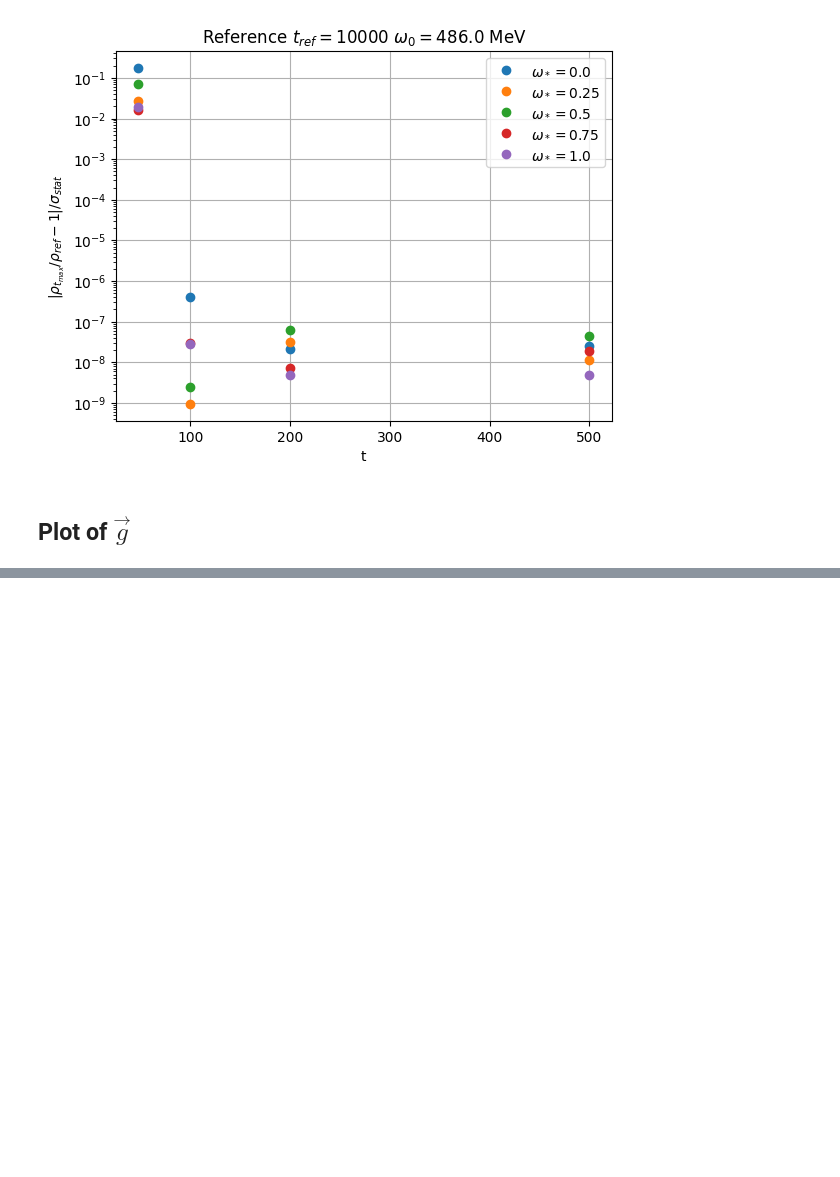
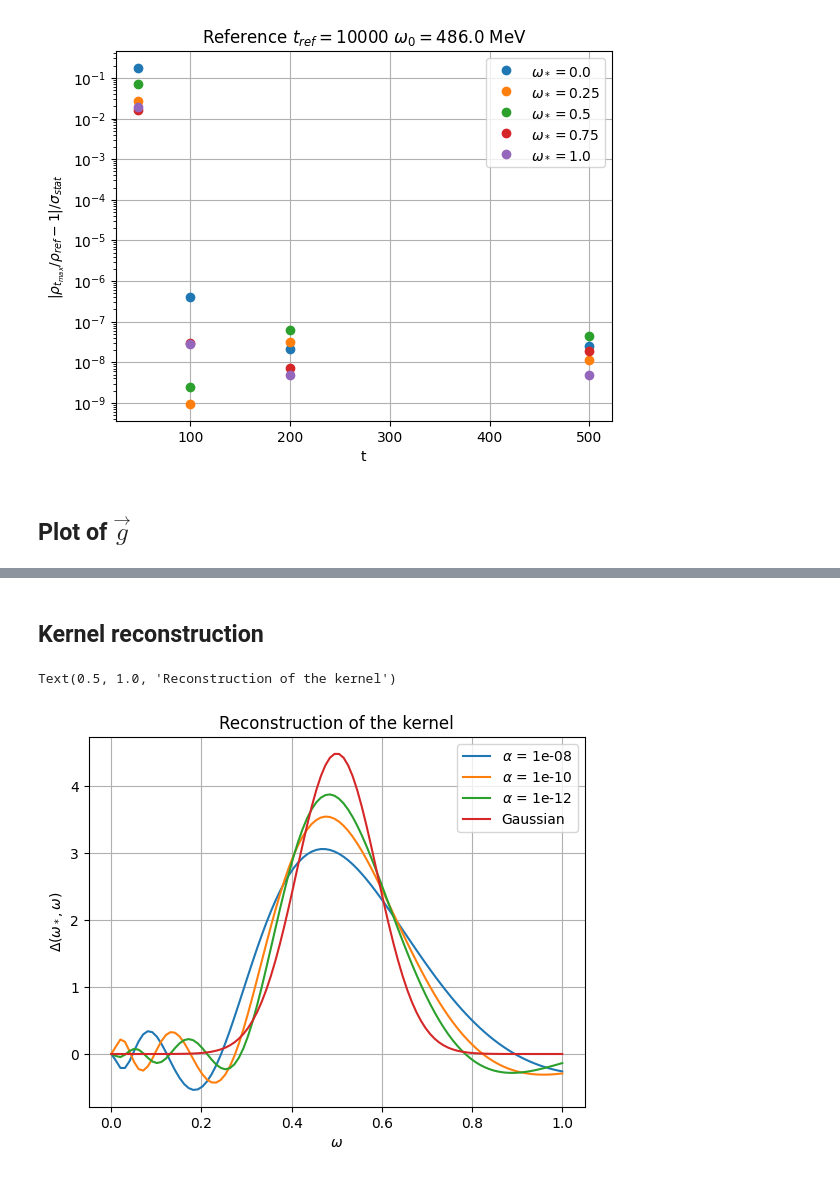
Before and after one commit to DiegoToniolo/Analysis_spectral_densities, a Jupyter notebook: sys_err_t_max.ipynb, the cells around one changed output, grey strips where cells are left out. Cells and saved outputs as stored; diff of their text form; code cells hidden in the pictures; blank space fills up the shorter version.

```diff
--- a/sys_err_t_max.ipynb
+++ b/sys_err_t_max.ipynb
@@ -371,0 +298,39 @@ for w0 in range(len(w0_list)):
+# %% [markdown]
+## Kernel reconstruction
+# %%
+def basis_T(t, T, w):
+    return w ** 2.0 * (np.exp(-t*w) + np.exp(-(T-t)*w))
+
+def BG_kernel(w_star, w, t_max, lenght = 0):
+    #print(t_max)
+    g = r.g(w_star, 270 * 0.065 / 197.3)
+    #print(g)
+    sum = 0.
+    if lenght == 0:
+        l = len(g)
+    else:
+        l = lenght
+
+    for i in range(l):
+        sum += g[i] * basis_T(i+1, 2*t_max, w)
+    return sum
+
+x_grid = np.linspace(0, 1, 100)
+
+t_max = [1.0e-8, 1.0e-10, 1.0e-12]
+center = 0.5
+for t in t_max:
+    y = []
+    r = Spectral_density(48, 0.0, t)
+    for x in x_grid:
+        y = np.append(y, (BG_kernel(center, x, 48)))
+    plt.plot(x_grid, y, label = r"$\alpha$" + " = {}".format(t))
+plt.plot(x_grid, norm(center, 270 * 0.065 / 197.3).pdf(x_grid), label = "Gaussian")
+plt.legend()
+plt.grid()
+plt.xlabel(r"$\omega$")
+plt.ylabel(r"$\Delta(\omega_*, \omega)$")
+plt.title(r"Reconstruction of the kernel")
+# %% [output]
+Text(0.5, 1.0, 'Reconstruction of the kernel')
+[figure, added]
```
Also changed, not shown: parts of 12 cells of this notebook, 4 other files.
